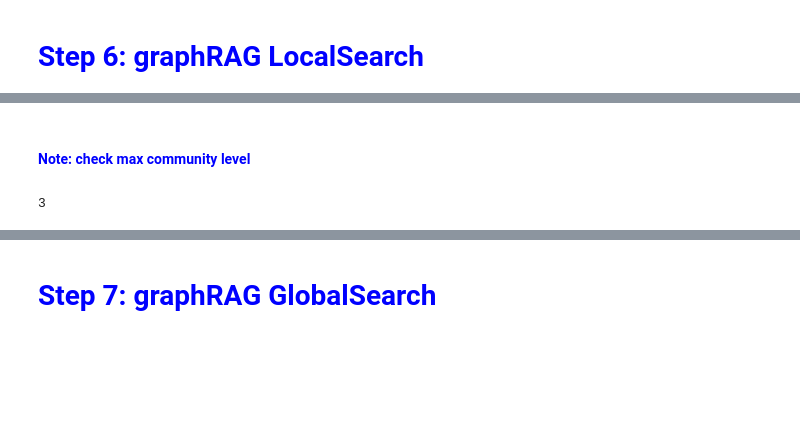
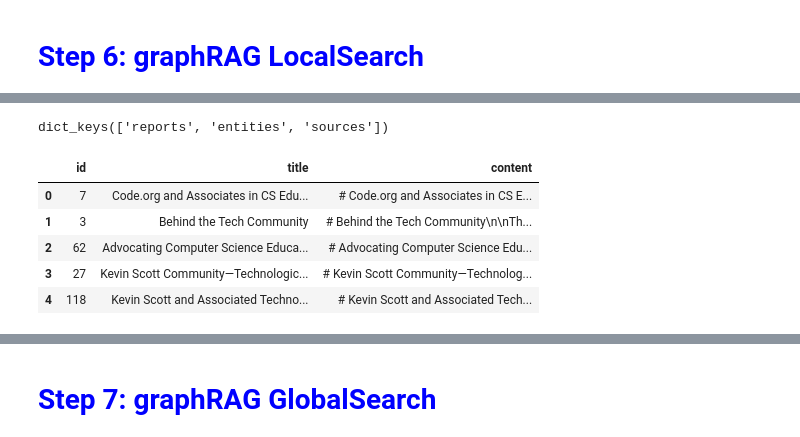
Before and after one commit to nagyist/azure-pgSQL-graphRAG-docker, a Jupyter notebook: project_folder/query-notebook.ipynb, the cells around one changed output, grey strips where cells are left out. Drawn from its saved outputs; the diff is of its cells as text; code cells hidden in the pictures; blank space fills up the shorter version.

```diff
--- a/project_folder/query-notebook.ipynb
+++ b/project_folder/query-notebook.ipynb
@@ -822,4 +728,0 @@ search_engine = LocalSearch(
-# %%
-question = "Who did KEVIN SCOTT mention that leads a company helping kids learn computer science?"
-result = await search_engine.search(question)
-print(result.response)
@@ -834,4 +728,0 @@ add_section_title("Note: changed the word 'leads' to 'related to'", color="blue"
-# %%
-question = "Who did KEVIN SCOTT mention that is related to computer science, education, or kids?"
-result = await search_engine.search(question)
-print(result.response)
@@ -856,9 +729,13 @@ Kevin Scott's contributions and mentions reflect a strong commitment to making c
-# %%
-add_section_title("Note: check max community level", color="blue", size="14px")
-# %% [output]
-<h2 style='color:blue; font-size:14px;'>Note: check max community level</h2>
-# %%
-# Know what's the max community level
-print(community_df["level"].max())
-# %% [output]
-3
+# %%
+result.context_data.keys()
+# %% [output]
+dict_keys(['reports', 'entities', 'sources'])
+# %%
+result.context_data["reports"].head()
+# %% [output]
+|  | id | title | content |
+| 0 | 7 | Code.org and Associates in CS Edu... | # Code.org and Associates in CS E... |
+| 1 | 3 | Behind the Tech Community | # Behind the Tech Community\n\nTh... |
+| 2 | 62 | Advocating Computer Science Educa... | # Advocating Computer Science Edu... |
+| 3 | 27 | Kevin Scott Community—Technologic... | # Kevin Scott Community—Technolog... |
+| 4 | 118 | Kevin Scott and Associated Techno... | # Kevin Scott and Associated Tech... |
```
Also changed, not shown: parts of 78 cells of this notebook, 5 other files.
